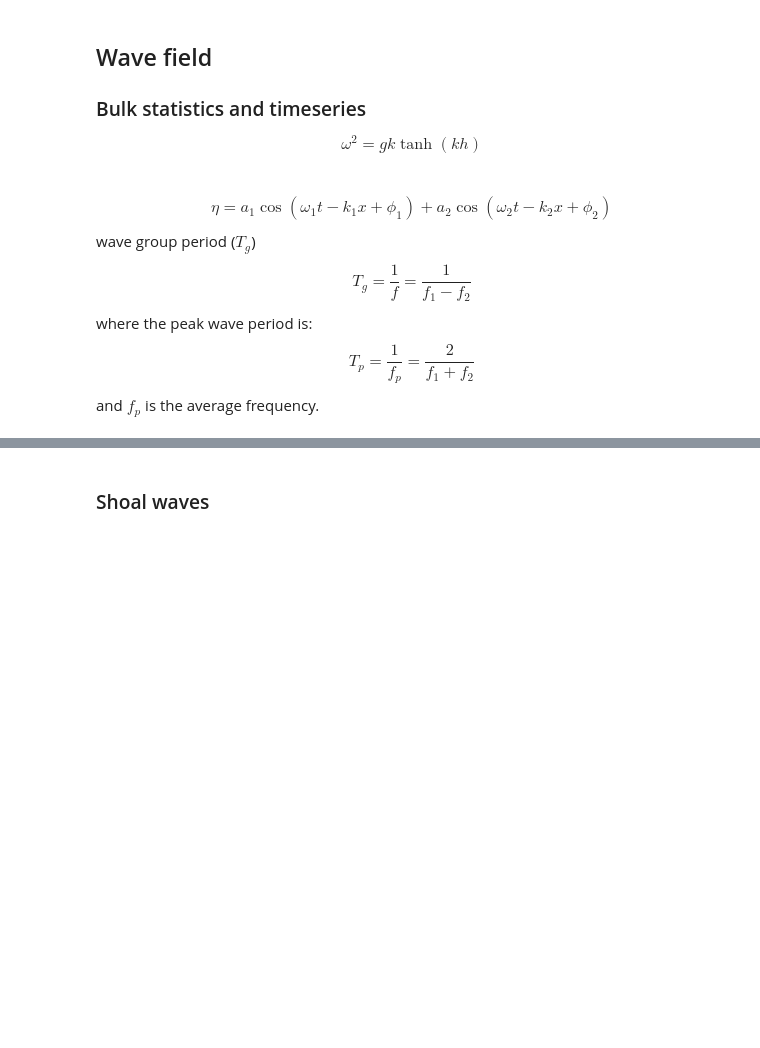
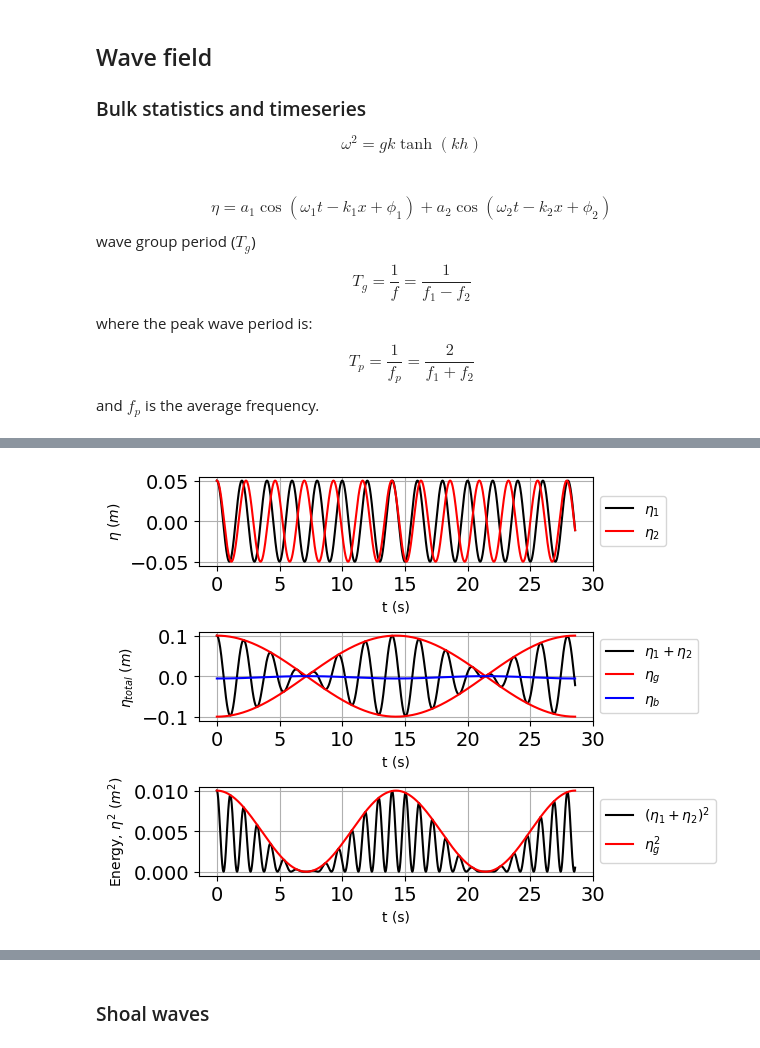
Before and after one commit to chegermiller/sedcolab-stone, a Jupyter notebook: lab-scaling/sediment_tray.ipynb, the cells around one changed output, grey strips where cells are left out. Drawn from its saved outputs; the diff is of its cells as text; code cells hidden in the pictures; blank space fills up the shorter version.

```diff
--- a/lab-scaling/sediment_tray.ipynb
+++ b/lab-scaling/sediment_tray.ipynb
@@ -121,0 +152,58 @@ Not sure long wave is correct
+# %%
+dt = Tg / 1000
+Nt = int(2 * Tg / dt)
+t = np.linspace(0, 2 * Tg, Nt)
+
+eta1 = a1 * np.cos(omega1 * t)
+eta2 = a2 * np.cos(omega2 * t)
+etag = (a1 + a2) * np.cos(0.5 * omegag * t)
+
+# Eg_t = 0.5 * rhof * g * ((a1 + a2) * np.cos(0.5 * omegag * t)) ** 2 # energy of group as a fn of time
+# # Sxx_t = Eg_t * ((2 * kg * swl) / np.sinh(2 * kg * swl) + 0.5) # radiation stress of group as a fn of time
+# Sxx_t = Eg_t * (( 2 * cg / c ) - 0.5) # radiation stress of group as a fn of time
+# ag_t = - (1/rhof) * Sxx_t / (g * swl - cg**2) # amplitude of bound wave as a fn of time
+ag_t = calc_LH_boundwave(a1, a2, f1, f2, swl, t)
+
+ftsz = 14
+plt.figure(1)
+plt.clf()
+
+plt.subplot(3, 1, 1)
+plt.plot(t, eta1, 'k-', label=r'$\eta_1$')
+plt.plot(t, eta2, 'r-', label=r'$\eta_2$')
+plt.axis('tight')
+plt.xlabel('t (s)')
+plt.ylabel(r'$\eta~(m)$')
+plt.legend(loc='center left', bbox_to_anchor=(1, 0.5))
+plt.grid(True)
+plt.xticks(fontsize=ftsz)
+plt.yticks(fontsize=ftsz)
+
+plt.subplot(3, 1, 2)
+plt.plot(t, (eta1 + eta2), 'k-', label=r'$\eta_1 + \eta_2$')
+plt.plot(t, etag, 'r-', label=r'$\eta_g$')
+plt.plot(t, -etag, 'r-')
+plt.plot(t, ag_t, 'b', label=r'$\eta_{b}$')
+plt.axis('tight')
+plt.xlabel('t (s)')
+plt.ylabel(r'$\eta_{total}~(m)$')
+plt.legend(loc='center left', bbox_to_anchor=(1, 0.5))
+plt.grid(True)
+plt.xticks(fontsize=ftsz)
+plt.yticks(fontsize=ftsz)
+
+plt.subplot(3, 1, 3)
+plt.plot(t, (eta1 + eta2)**2, 'k-', label=r'$(\eta_1 + \eta_2)^2$')
+plt.plot(t, etag**2, 'r-', label=r'$\eta_g^2$')
+plt.axis('tight')
+plt.xlabel('t (s)')
+plt.ylabel(r'Energy, $\eta^2~(m^2)$')
+plt.legend(loc='center left', bbox_to_anchor=(1, 0.5))
+plt.grid(True)
+plt.xticks(fontsize=ftsz)
+plt.yticks(fontsize=ftsz)
+
+plt.tight_layout()
+plt.show()
+# %% [output]
+[figure, added]
```
Also changed, not shown: parts of 8 cells of this notebook, 1 other file.
